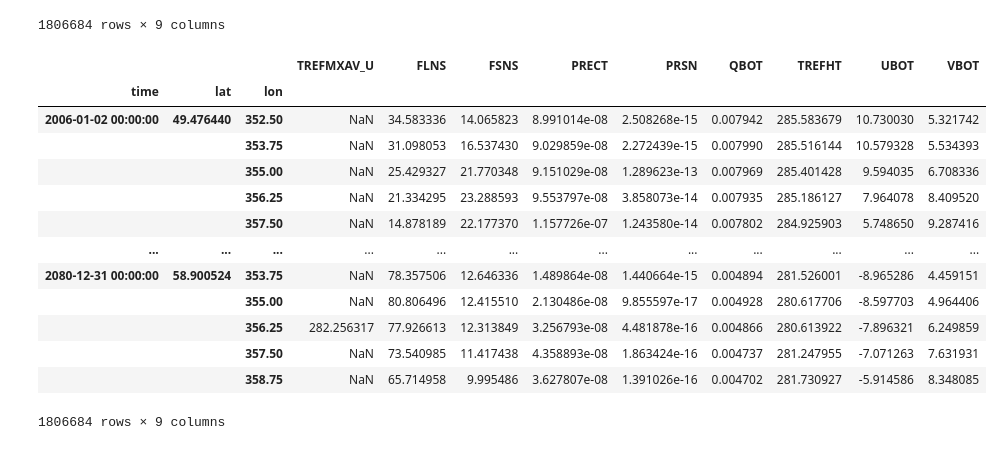
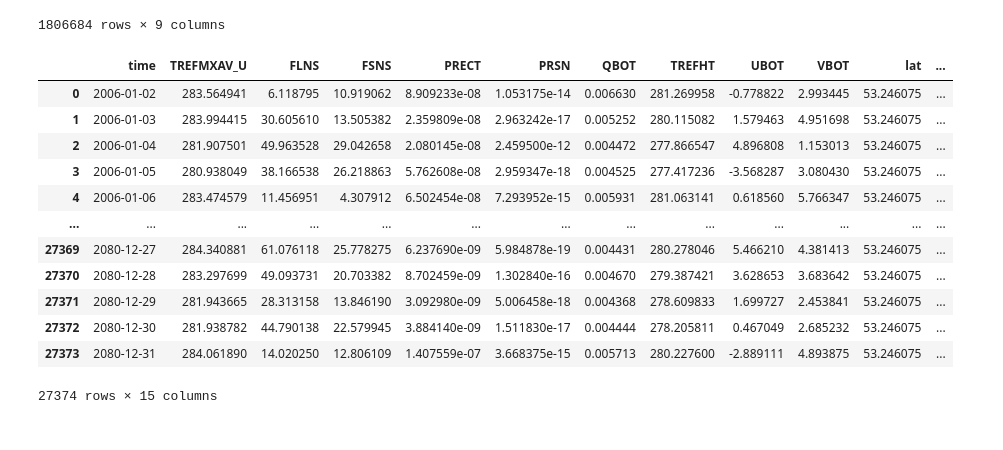
Before and after one commit to Chloe-CC276/EART60702_project2_group3, a Jupyter notebook: open_data.ipynb, the cells around one changed output. Cells and saved outputs as stored; diff of their text form; code cells hidden in the pictures.

Commit message:
all .nc changed to .csv with Manchester data only

```diff
--- a/open_data.ipynb
+++ b/open_data.ipynb
@@ -27,21 +23,53 @@ ds_003.to_dataframe()
 |  |  | 357.50 | NaN | 55.649826 | 8.590393 | 3.219014e-08 | 9.257918e-18 | 0.005677 | 283.790833 | 1.941811 | -3.057128 |
 |  |  | 358.75 | NaN | 56.796509 | 9.985412 | 2.066702e-08 | 0.000000e+00 | 0.005780 | 283.980896 | 3.437217 | -2.624627 |
 1806684 rows × 9 columns
+# %%
+# select all the data from Manchester and change it to csv
+man_lat=53.48
+man_lon=357.76
+ds_003_man=ds_003.sel(lat=man_lat,lon=man_lon,method='nearest')
+
+if hasattr(ds_003_man.indexes['time'], 'to_datetimeindex'):
+    datetime_index = ds_003_man.indexes['time'].to_datetimeindex()
+    ds_003_man['time'] = datetime_index
+
+man_003=ds_003_man.to_dataframe().reset_index()
+
+man_003['year']=man_003['time'].dt.year
+man_003['month']=man_003['time'].dt.month
+man_003['day']=man_003['time'].dt.day_of_year
+
+man_003.to_csv("D:/Man/Earth and Environment/project2/003_manchester.csv",index=False)
 # %%
+# read 004
 ds_004=xr.open_dataset("D:/Man/Earth and Environment/project2/004_2006_2080_352_360.nc")
-ds_004.to_dataframe()
+
+ds_004_man=ds_004.sel(lat=man_lat,lon=man_lon,method='nearest')
+
+if hasattr(ds_004_man.indexes['time'], 'to_datetimeindex'):
+    datetime_index = ds_004_man.indexes['time'].to_datetimeindex()
+    ds_004_man['time'] = datetime_index
+
+man_004=ds_004_man.to_dataframe().reset_index()
+
+man_004['year']=man_004['time'].dt.year
+man_004['month']=man_004['time'].dt.month
+man_004['day']=man_004['time'].dt.day_of_year
+
+man_004.to_csv("D:/Man/Earth and Environment/project2/004_manchester.csv",index=False)
+
+man_004
 # %% [output]
-|  |  |  | TREFMXAV_U | FLNS | FSNS | PRECT | PRSN | QBOT | TREFHT | UBOT | VBOT |
-| time | lat | lon |  |  |  |  |  |  |  |  |  |
-| 2006-01-02 00:00:00 | 49.476440 | 352.50 | NaN | 34.583336 | 14.065823 | 8.991014e-08 | 2.508268e-15 | 0.007942 | 285.583679 | 10.730030 | 5.321742 |
-|  |  | 353.75 | NaN | 31.098053 | 16.537430 | 9.029859e-08 | 2.272439e-15 | 0.007990 | 285.516144 | 10.579328 | 5.534393 |
-|  |  | 355.00 | NaN | 25.429327 | 21.770348 | 9.151029e-08 | 1.289623e-13 | 0.007969 | 285.401428 | 9.594035 | 6.708336 |
-|  |  | 356.25 | NaN | 21.334295 | 23.288593 | 9.553797e-08 | 3.858073e-14 | 0.007935 | 285.186127 | 7.964078 | 8.409520 |
-|  |  | 357.50 | NaN | 14.878189 | 22.177370 | 1.157726e-07 | 1.243580e-14 | 0.007802 | 284.925903 | 5.748650 | 9.287416 |
-| ... | ... | ... | ... | ... | ... | ... | ... | ... | ... | ... | ... |
-| 2080-12-31 00:00:00 | 58.900524 | 353.75 | NaN | 78.357506 | 12.646336 | 1.489864e-08 | 1.440664e-15 | 0.004894 | 281.526001 | -8.965286 | 4.459151 |
-|  |  | 355.00 | NaN | 80.806496 | 12.415510 | 2.130486e-08 | 9.855597e-17 | 0.004928 | 280.617706 | -8.597703 | 4.964406 |
-|  |  | 356.25 | 282.256317 | 77.926613 | 12.313849 | 3.256793e-08 | 4.481878e-16 | 0.004866 | 280.613922 | -7.896321 | 6.249859 |
-|  |  | 357.50 | NaN | 73.540985 | 11.417438 | 4.358893e-08 | 1.863424e-16 | 0.004737 | 281.247955 | -7.071263 | 7.631931 |
-|  |  | 358.75 | NaN | 65.714958 | 9.995486 | 3.627807e-08 | 1.391026e-16 | 0.004702 | 281.730927 | -5.914586 | 8.348085 |
+|  | time | TREFMXAV_U | FLNS | FSNS | PRECT | PRSN | QBOT | TREFHT | UBOT | VBOT | lat | ... |
+| 0 | 2006-01-02 | 283.564941 | 6.118795 | 10.919062 | 8.909233e-08 | 1.053175e-14 | 0.006630 | 281.269958 | -0.778822 | 2.993445 | 53.246075 | ... |
+| 1 | 2006-01-03 | 283.994415 | 30.605610 | 13.505382 | 2.359809e-08 | 2.963242e-17 | 0.005252 | 280.115082 | 1.579463 | 4.951698 | 53.246075 | ... |
+| 2 | 2006-01-04 | 281.907501 | 49.963528 | 29.042658 | 2.080145e-08 | 2.459500e-12 | 0.004472 | 277.866547 | 4.896808 | 1.153013 | 53.246075 | ... |
+| 3 | 2006-01-05 | 280.938049 | 38.166538 | 26.218863 | 5.762608e-08 | 2.959347e-18 | 0.004525 | 277.417236 | -3.568287 | 3.080430 | 53.246075 | ... |
+| 4 | 2006-01-06 | 283.474579 | 11.456951 | 4.307912 | 6.502454e-08 | 7.293952e-15 | 0.005931 | 281.063141 | 0.618560 | 5.766347 | 53.246075 | ... |
+| ... | ... | ... | ... | ... | ... | ... | ... | ... | ... | ... | ... | ... |
+| 27369 | 2080-12-27 | 284.340881 | 61.076118 | 25.778275 | 6.237690e-09 | 5.984878e-19 | 0.004431 | 280.278046 | 5.466210 | 4.381413 | 53.246075 | ... |
+| 27370 | 2080-12-28 | 283.297699 | 49.093731 | 20.703382 | 8.702459e-09 | 1.302840e-16 | 0.004670 | 279.387421 | 3.628653 | 3.683642 | 53.246075 | ... |
+| 27371 | 2080-12-29 | 281.943665 | 28.313158 | 13.846190 | 3.092980e-09 | 5.006458e-18 | 0.004368 | 278.609833 | 1.699727 | 2.453841 | 53.246075 | ... |
+| 27372 | 2080-12-30 | 281.938782 | 44.790138 | 22.579945 | 3.884140e-09 | 1.511830e-17 | 0.004444 | 278.205811 | 0.467049 | 2.685232 | 53.246075 | ... |
+| 27373 | 2080-12-31 | 284.061890 | 14.020250 | 12.806109 | 1.407559e-07 | 3.668375e-15 | 0.005713 | 280.227600 | -2.889111 | 4.893875 | 53.246075 | ... |
-1806684 rows × 9 columns
+27374 rows × 15 columns
```
Also changed, not shown: parts of 7 cells of this notebook.
